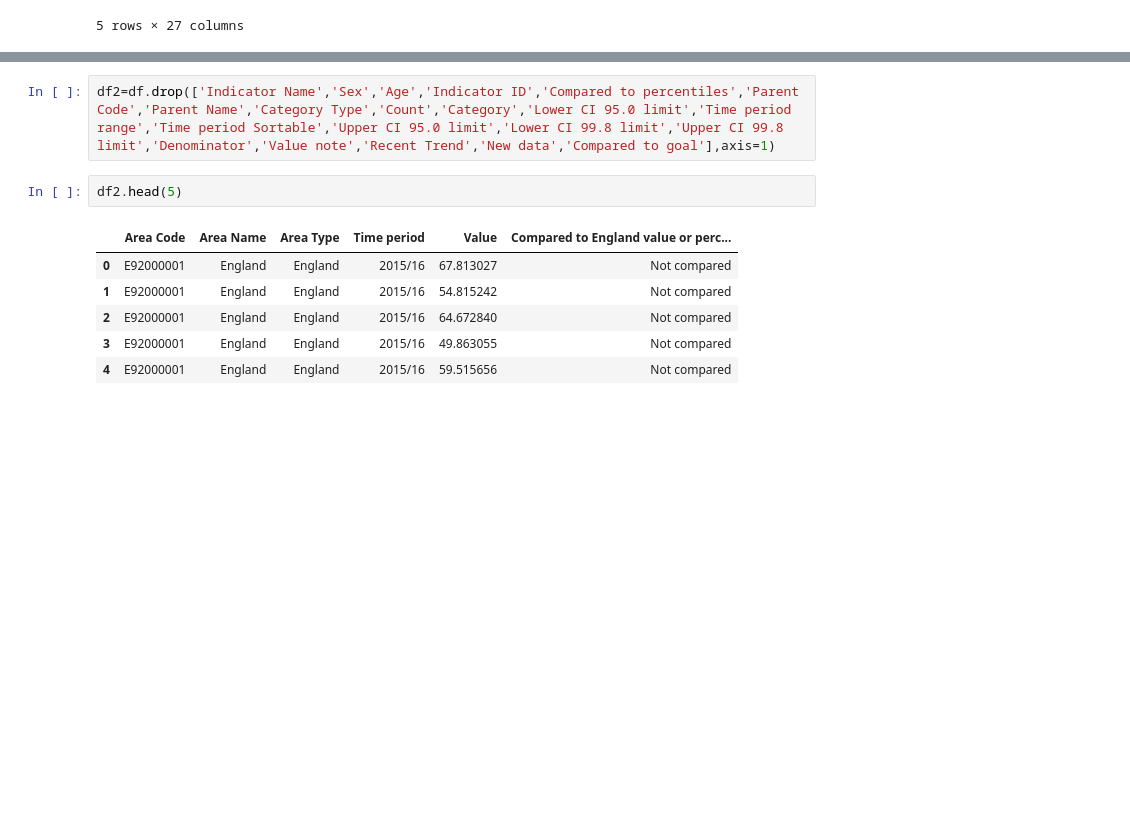
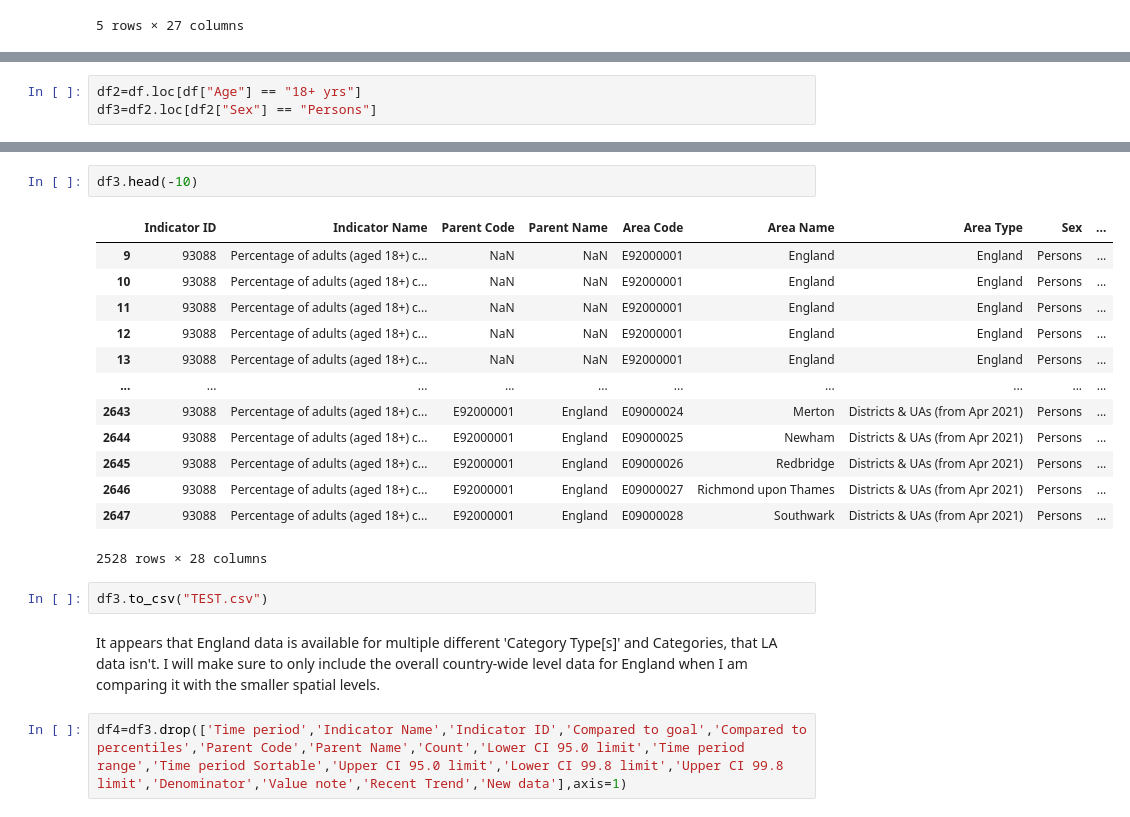
Before and after one commit to jesme00/jesme00.github.io, a Jupyter notebook: ObesityDataClean.ipynb, the cells around one changed output, grey strips where cells are left out. Drawn from its saved outputs; the diff is of its cells as text; blank space fills up the shorter version.

```diff
--- a/ObesityDataClean.ipynb
+++ b/ObesityDataClean.ipynb
@@ -59,0 +72,3 @@ df.head(5)
+# %%
+df2=df.loc[df["Age"] == "18+ yrs"]
+df3=df2.loc[df2["Sex"] == "Persons"]
@@ -60,11 +126,22 @@ df.head(5)
+# %%
+df3.head(-10)
+# %% [output]
+|  | Indicator ID | Indicator Name | Parent Code | Parent Name | Area Code | Area Name | Area Type | Sex | ... |
+| 9 | 93088 | Percentage of adults (aged 18+) c... | NaN | NaN | E92000001 | England | England | Persons | ... |
+| 10 | 93088 | Percentage of adults (aged 18+) c... | NaN | NaN | E92000001 | England | England | Persons | ... |
+| 11 | 93088 | Percentage of adults (aged 18+) c... | NaN | NaN | E92000001 | England | England | Persons | ... |
+| 12 | 93088 | Percentage of adults (aged 18+) c... | NaN | NaN | E92000001 | England | England | Persons | ... |
+| 13 | 93088 | Percentage of adults (aged 18+) c... | NaN | NaN | E92000001 | England | England | Persons | ... |
+| ... | ... | ... | ... | ... | ... | ... | ... | ... | ... |
+| 2643 | 93088 | Percentage of adults (aged 18+) c... | E92000001 | England | E09000024 | Merton | Districts & UAs (from Apr 2021) | Persons | ... |
+| 2644 | 93088 | Percentage of adults (aged 18+) c... | E92000001 | England | E09000025 | Newham | Districts & UAs (from Apr 2021) | Persons | ... |
+| 2645 | 93088 | Percentage of adults (aged 18+) c... | E92000001 | England | E09000026 | Redbridge | Districts & UAs (from Apr 2021) | Persons | ... |
+| 2646 | 93088 | Percentage of adults (aged 18+) c... | E92000001 | England | E09000027 | Richmond upon Thames | Districts & UAs (from Apr 2021) | Persons | ... |
+| 2647 | 93088 | Percentage of adults (aged 18+) c... | E92000001 | England | E09000028 | Southwark | Districts & UAs (from Apr 2021) | Persons | ... |
+2528 rows × 28 columns
+# %%
+df3.to_csv("TEST.csv")
+# %% [markdown]
+It appears that England data is available for multiple different 'Category Type[s]' and Categories, that LA data isn't. I will make sure to only include the overall country-wide level data for England when I am comparing it with the smaller spatial levels.
 # %%
-df2=df.drop(['Indicator Name','Sex','Age','Indicator ID','Compared to percentiles','Parent Code','Parent Name','Category Type','Count','Category','Lower CI 95.0 limit','Time period range','Time period Sortable','Upper CI 95.0 limit','Lower CI 99.8 limit','Upper CI 99.8 limit','Denominator','Value note','Recent Trend','New data','Compared to goal'],axis=1)
+df4=df3.drop(['Time period','Indicator Name','Indicator ID','Compared to goal','Compared to percentiles','Parent Code','Parent Name','Count','Lower CI 95.0 limit','Time period range','Time period Sortable','Upper CI 95.0 limit','Lower CI 99.8 limit','Upper CI 99.8 limit','Denominator','Value note','Recent Trend','New data'],axis=1)
-# %%
-df2.head(5)
-# %% [output]
-|  | Area Code | Area Name | Area Type | Time period | Value | Compared to England value or perc... |
-| 0 | E92000001 | England | England | 2015/16 | 67.813027 | Not compared |
-| 1 | E92000001 | England | England | 2015/16 | 54.815242 | Not compared |
-| 2 | E92000001 | England | England | 2015/16 | 64.672840 | Not compared |
-| 3 | E92000001 | England | England | 2015/16 | 49.863055 | Not compared |
-| 4 | E92000001 | England | England | 2015/16 | 59.515656 | Not compared |
```
Also changed, not shown: parts of 20 cells of this notebook.
